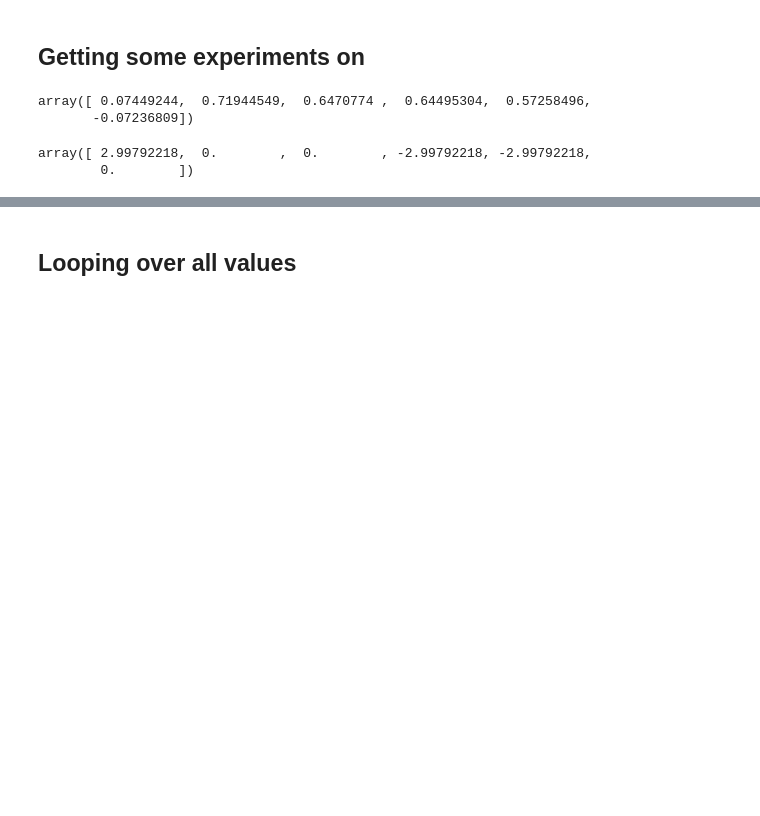
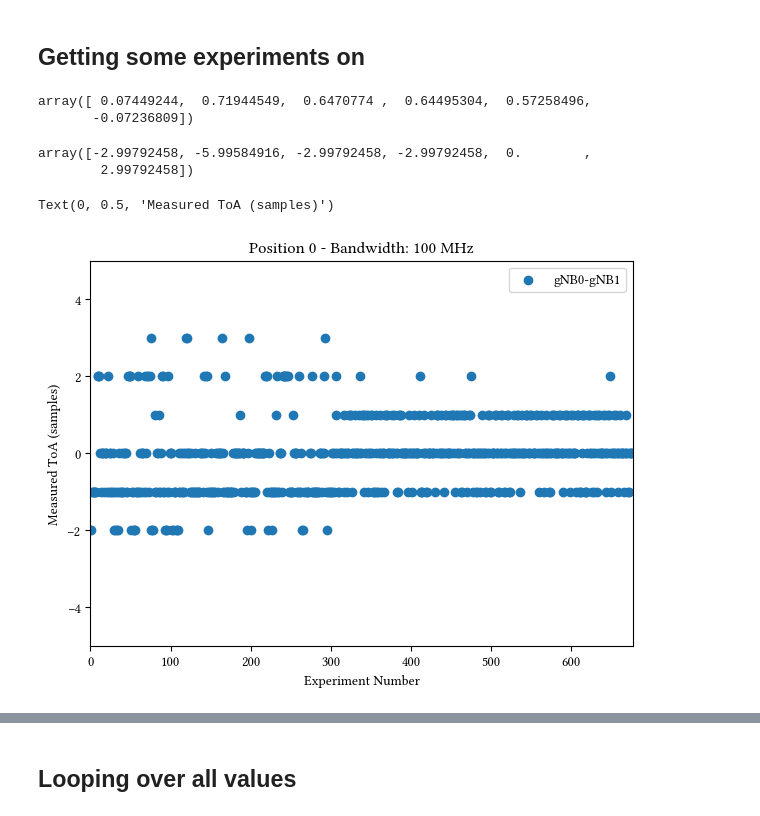
Before and after one commit to yagoliz/5glocalization, a Jupyter notebook: notebooks/ext-01-tdoa_5g_exploration.ipynb, the cells around one changed output, grey strips where cells are left out. Saved outputs shown, nothing was run; the diff lists cells and outputs as text; code cells hidden in the pictures; blank space fills up the shorter version.

```diff
--- a/notebooks/ext-01-tdoa_5g_extension.ipynb
+++ b/notebooks/ext-01-tdoa_5g_exploration.ipynb
@@ -147,20 +150,37 @@ theoretical_tdoa
 # %% [output]
 array([ 0.07449244,  0.71944549,  0.6470774 ,  0.64495304,  0.57258496,
        -0.07236809])
-# %%
-EXPERIMENT = 100
-FILTER_WINDOW = 1
-
-#
-gNB_toas = uniform_filter1d(toa_filt[["gNB0","gNB1","gNB2","gNB3"]].to_numpy(),FILTER_WINDOW,mode='mirror')
-gNB_toas_selected = gNB_toas[EXPERIMENT,:]
-gNB_tdoas_selected_mat = gNB_toas_selected.reshape((-1,1)) - gNB_toas_selected
-selected_tdoa = gNB_tdoas_selected_mat[np.triu_indices(4,k=1)]
-selected_tdoa = selected_tdoa / FREQUENCY * SPEED_OF_LIGHT / 1.0000008
-selected_tdoa
-# %% [output]
-array([ 2.99792218,  0.        ,  0.        , -2.99792218, -2.99792218,
-        0.        ])
+# %%
+EXPERIMENT = 1
+FILTER_WINDOW = 10
+
+#
+gNB_toas = toa_filt[["gNB0","gNB1","gNB2","gNB3"]].to_numpy()
+triu_indices = np.triu_indices(4,k=1)
+gNB_tdoas = (gNB_toas.reshape((gNB_toas.shape[0],gNB_toas.shape[1],1)) - gNB_toas.reshape((gNB_toas.shape[0],1,gNB_toas.shape[1])))[:,triu_indices[0],triu_indices[1]]
+selected_tdoa = gNB_tdoas[EXPERIMENT,:]
+selected_tdoa = selected_tdoa / FREQUENCY * SPEED_OF_LIGHT
+selected_tdoa
+# %% [output]
+array([-2.99792458, -5.99584916, -2.99792458, -2.99792458,  0.        ,
+        2.99792458])
+# %%
+# Let's plot a bit the drift
+fig, ax = plt.subplots(figsize=(7, 5))
+
+ax.scatter(x=np.arange(len(gNB_tdoas)), y=gNB_tdoas[:,1])
+
+ax.legend(['gNB0-gNB1'])
+
+ax.set_ylim([-5,5])
+ax.set_xlim([0,len(toa_filt)])
+
+ax.set_title(f'Position {POSITION} - Bandwidth: {FREQUENCY_MHZ} MHz')
+ax.set_xlabel('Experiment Number')
+ax.set_ylabel('Measured ToA (samples)')
+# %% [output]
+Text(0, 0.5, 'Measured ToA (samples)')
+[figure, added]
 # %%
 linpos = linoptim(gNBs,selected_tdoa[0:4],input_type='xyz').squeeze()
 print(f"Calculated Position - x: {linpos[0]:.4f} y: {linpos[1]:.4f}")
```
Also changed, not shown: parts of 8 cells of this notebook, 4 other files.
